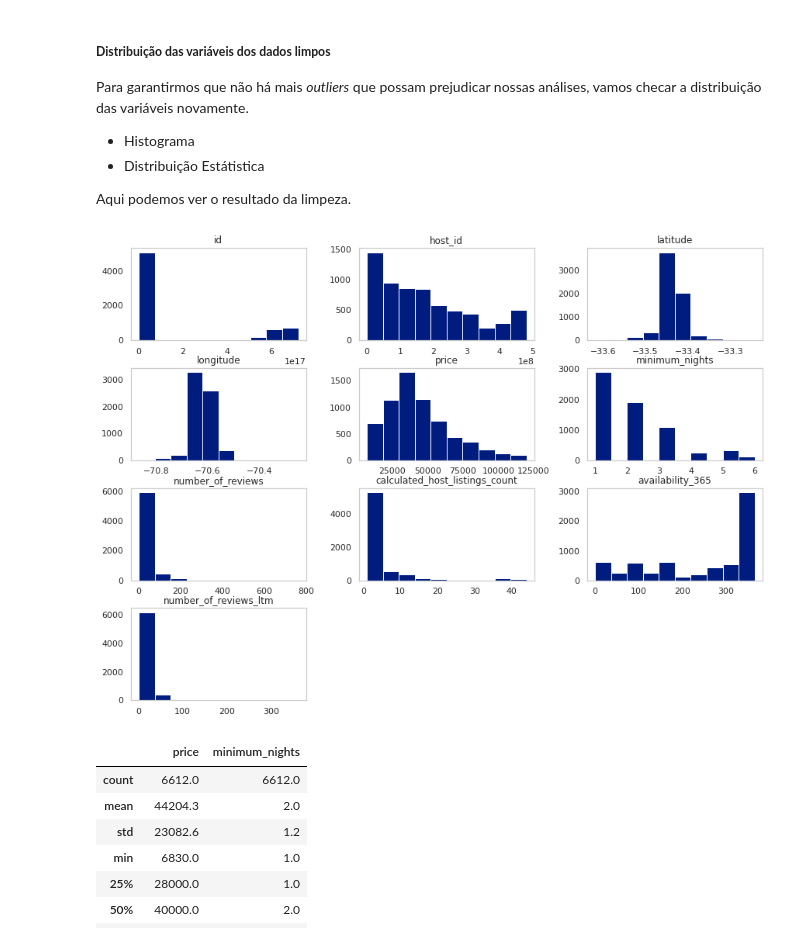
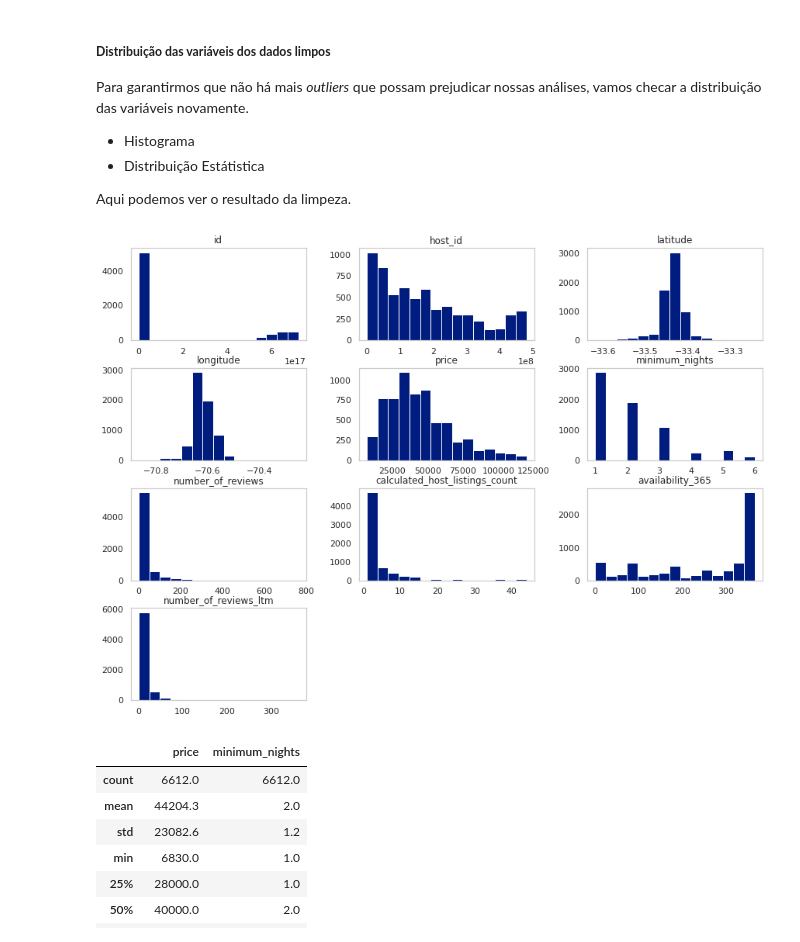
Before and after one commit to michaeljmcardoso/Projeto_Analisando-os-Dados-do-Airbnb_Santiago_Chile, a Jupyter notebook: Analisando_os_Dados_do_Airbnb_Santiago_Chile.ipynb, the cells around one changed output. Drawn from its saved outputs; the diff is of its cells as text; code cells hidden in the pictures.

```diff
--- a/Analisando_os_Dados_do_Airbnb_Santiago_Chile.ipynb
+++ b/Analisando_os_Dados_do_Airbnb_Santiago_Chile.ipynb
@@ -435,9 +446,9 @@ Para garantirmos que não há mais *outliers* que possam prejudicar nossas anál
 Aqui podemos ver o resultado da limpeza.
 # %%
 # verificando as distribuições
-df_limpo.hist(figsize=(13,10), grid=False);
+df_limpo.hist(bins=15, figsize=(13,10), grid=False);
 # %% [output]
-[figure, old version]
+[figure, new version]
 # %%
 # Verificando as distribuições estatísticas dos dados limpos para as variáveis price e minimum nigths
 df_limpo[['price','minimum_nights']].describe().round(1)
```
Also changed, not shown: parts of 29 cells of this notebook.
